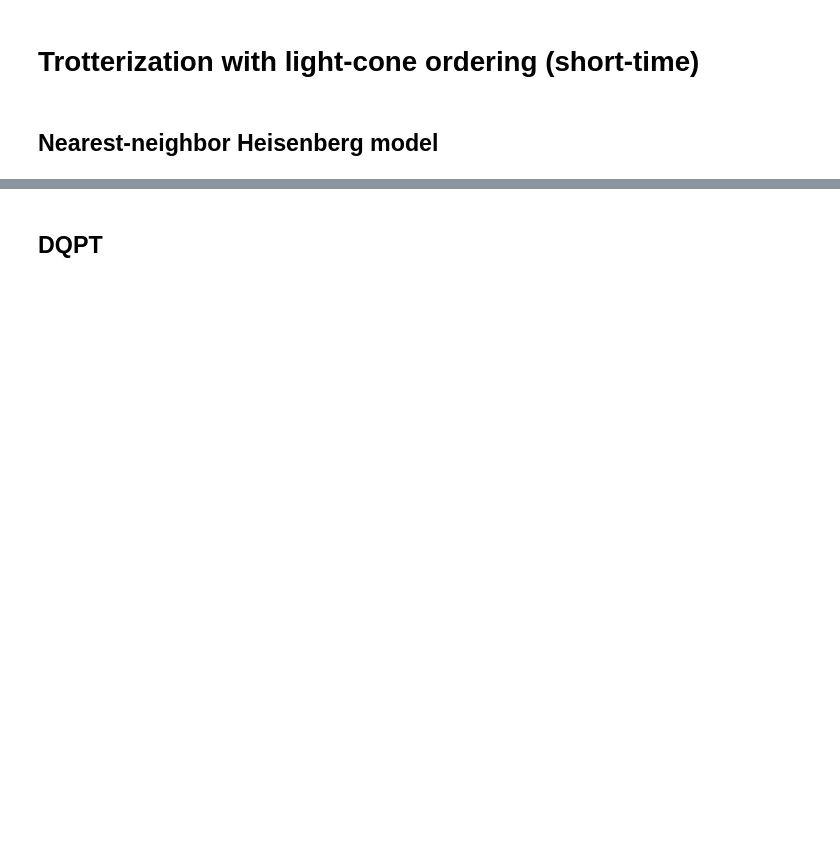
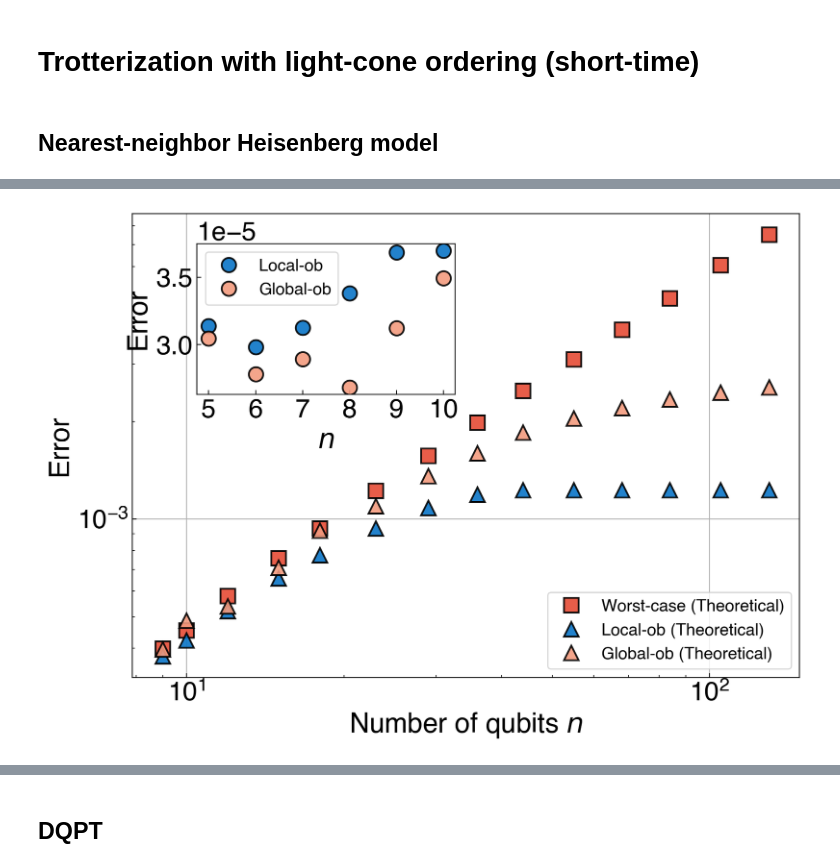
Before and after one commit to Jue-Xu/Trotter-Error-with-Observable, a Jupyter notebook: code/short_time.ipynb, the cells around one changed output, grey strips where cells are left out. Drawn from its saved outputs; the diff is of its cells as text; code cells hidden in the pictures; blank space fills up the shorter version.

```diff
--- a/code/short_time.ipynb
+++ b/code/short_time.ipynb
@@ -241,0 +284,81 @@ a_em: 1.0000000000000018; b_em: 2.7725887222397776
+# %%
+prefix, suffix = 'NNH', 'n'  # 'TFI', 'n'
+use_jax = True
+n_bnd_max = 250
+n_list_bnd = [9, 10, 12, 15, 18, 23, 29, 36, 44, 55, 68, 84, 105, 130]
+# n_list_bnd = [5, 6, 7, 8, 9, 10, 12, 15, 18, 23, 29, 36, 44, 55, 68, 84, 105]
+n_max, n_min = 10, 5  #  9, 5 ;  12, 5
+# J, h = 1, 1 # 1, 1 ;  0.2, 0.2 ;  1, 0.2
+Jx, Jy, Jz, hx, hy, hz = 1, 0, 0, 0.5, 1.2, 0
+t, r = 0.2, 20
+
+field_list = [random.gauss(0, 0.1) for _ in range(n_bnd_max)]
+n_list_emp = np.arange(n_min, n_max+1)
+
+data_keys = ['worst', 'singl', 'multi', 'n']
+bnd_data = dict([(k, []) for k in data_keys])
+emp_data = dict([(k, []) for k in data_keys])
+bnd_data['n'], emp_data['n'] = n_list_bnd, n_list_emp
+
+import multiprocess as mp
+PROCESSES = 10
+for i, n in enumerate(n_list_bnd):
+    print(f'-------------- n (bound) = {n} --------------')
+    hnn = Nearest_Neighbour_1d(n, Jx=Jx, Jy=Jy, Jz=Jz, hx=hx, hy=hy, hz=hz, pbc=False, rand_field=field_list)
+    bnd_worst_err = measure_error(r, h_list=None, t=t, exact_U=None, type='worst_loose_bound', coeffs=['singl', n, hnn])
+    bnd_singl_err = measure_error(r, h_list=None, t=t, exact_U=None, type='lightcone_bound', coeffs=['singl', n, hnn, 0, 0])
+    bnd_multi_err = measure_error(r, h_list=None, t=t, exact_U=None, type='lightcone_bound', coeffs=['multi_zz', n, hnn, 0, 0])
+
+    bnd_data['worst'].append(bnd_worst_err)
+    bnd_data['singl'].append(bnd_singl_err)
+    bnd_data['multi'].append(bnd_multi_err)
+
+for n in n_list_emp:
+    print(f'-------------- n (empirical) = {n} --------------')
+    hnn = Nearest_Neighbour_1d(n, Jx=Jx, Jy=Jy, Jz=Jz, hx=hx, hy=hy, hz=hz, pbc=False, rand_field=field_list)
+    singl_ob = SparsePauliOp.from_sparse_list([('Z', [0], 1)], n).to_matrix()
+    # magne_ob = SparsePauliOp.from_sparse_list([('Z', [i], 1) for i in range(0, n)], n).to_matrix()
+    corre_ob = SparsePauliOp.from_sparse_list([('ZZ', [i,i+1], 1) for i in range(0, n-1)], n).to_matrix()
+    multi_ob = corre_ob
+    print('multi ob norm: ', np.linalg.norm(multi_ob, ord=2))
+    multi_ob = multi_ob / np.linalg.norm(multi_ob, ord=2)
+    par_group = [h.to_matrix() for h in hnn.ham_par]
+    xyz_group = [h.to_matrix() for h in hnn.ham_xyz]
+
+    exact_U = jax.scipy.linalg.expm(-1j * t * sum([h for h in par_group]))
+    # verfiy the exact_U
+    assert np.allclose(exact_U, jax.scipy.linalg.expm(-1j * t * sum([h for h in xyz_group])))
+
+    emp_worst_err = measure_error(r, h_list=par_group, t=t, exact_U=exact_U, type='worst_empirical', use_jax=use_jax)
+    emp_singl_err = measure_error(r, h_list=par_group, t=t, exact_U=exact_U, ob=singl_ob, type='worst_ob_empirical', use_jax=use_jax)
+    emp_multi_err = measure_error(r, h_list=par_group, t=t, exact_U=exact_U, ob=multi_ob, type='worst_ob_empirical', use_jax=use_jax)
+
+    emp_data['worst'].append(emp_worst_err)
+    emp_data['singl'].append(emp_singl_err)
+    emp_data['multi'].append(emp_multi_err)
+
+print('emp_data: ', emp_data)
+# print(pd.DataFrame(emp_data))
+# save to csv
+# pd.DataFrame(emp_data).to_csv(f'{data_dir}/{prefix}_emp_lightcone_nmin={n_min}_nmax={n_max}_nbndmax={n_list_bnd[-1]}_{suffix}_error.csv', index=False)
+# pd.DataFrame(bnd_data).to_csv(f'{data_dir}/{prefix}_bnd_lightcone_nmin={n_min}_nmax={n_max}_nbndmax={n_list_bnd[-1]}_{suffix}_error.csv', index=False)
+# pd.DataFrame(bnd_data)
+
+fig, ax = plt.subplots(1, 1, figsize=(10, 7))
+ax.plot(bnd_data['n'], bnd_data['worst'], 's', label='Worst-case (Theoretical)')
+ax.plot(bnd_data['n'], bnd_data['singl'], '^', label='Local-ob (Theoretical)', color='#0A75C7')
+ax.plot(bnd_data['n'], bnd_data['multi'], '^', label='Global-ob (Theoretical)', color='#F39B7FFF')
+# ax.plot(emp_data['n'], emp_data['singl'], 'o', label='Local-ob (Empirical)', color='#0A75C7')
+# ax.plot(emp_data['n'], emp_data['multi'], 'o', label='Global-ob (Empirical)', color='#F39B7FFF')
+## inset
+ax_inset = fig.add_axes([0.2, 0.58, 0.30, 0.25])
+ax_inset.plot(emp_data['n'], emp_data['singl'], 'o', label='Local-ob', color='#0A75C7')
+ax_inset.plot(emp_data['n'], emp_data['multi'], 'o', label='Global-ob', color='#F39B7FFF')
+ax_inset.set_xlabel(r'$n$'); ax_inset.set_ylabel(r'Error')
+ax_inset.set_xticks(emp_data['n'])
+ax_inset.ticklabel_format(axis='y', style='sci', scilimits=(0,0))
+ax_inset.legend()
+
+ax.set_xlabel(r'Number of qubits $n$'); ax.set_ylabel(r'Error')
+ax.loglog(); ax.legend(loc='lower right'); ax.grid()
+# %% [output]
@@ -241,0 +382 @@ a_em: 1.0000000000000018; b_em: 2.7725887222397776
+[figure, added]
```
Also changed, not shown: parts of 9 cells of this notebook, 21 other files.
